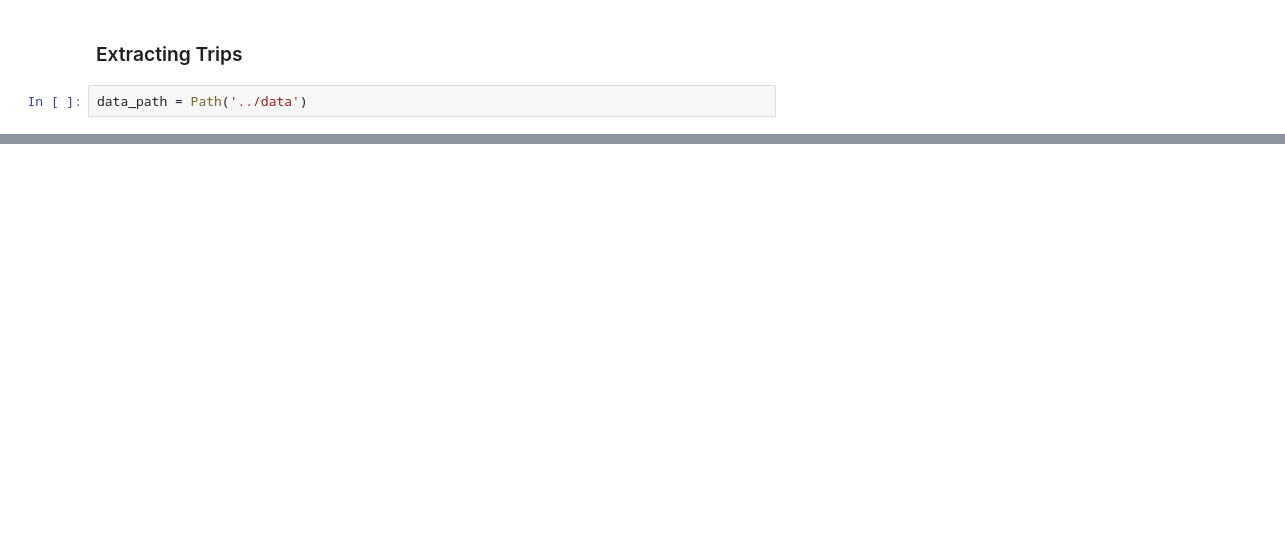
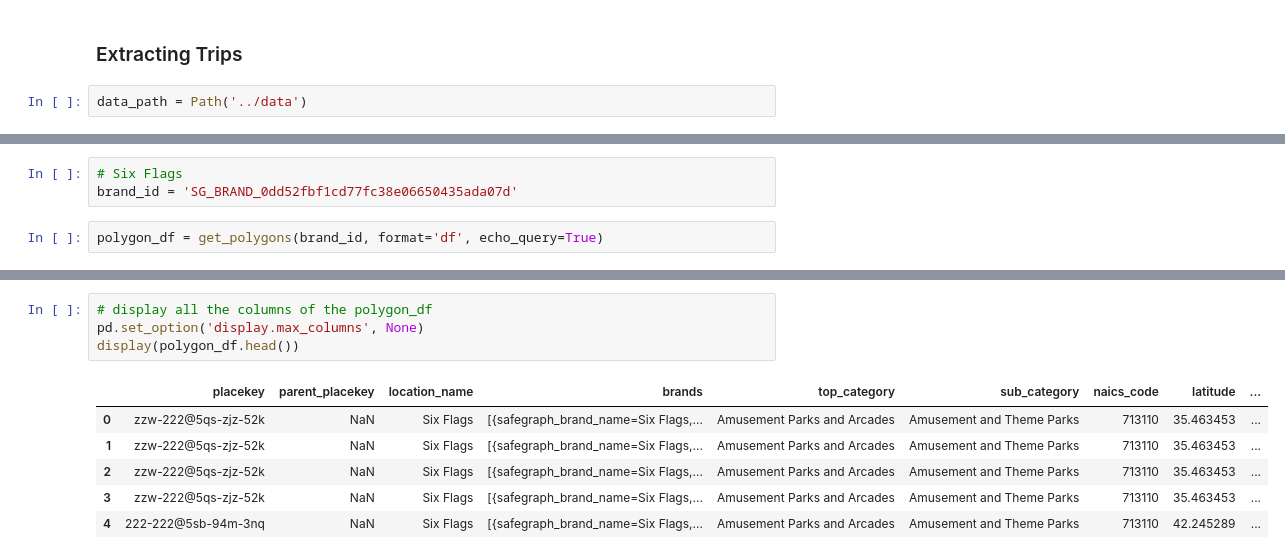
Before and after one commit to INRIX-Logan-Garwood/Parking-Location-vs-Occupancy, a Jupyter notebook: notebooks/data_extraction.ipynb, the cells around one changed output, grey strips where cells are left out. Cells and saved outputs as stored; diff of their text form; blank space fills up the shorter version.

```diff
--- a/notebooks/data_extraction.ipynb
+++ b/notebooks/data_extraction.ipynb
@@ -75,0 +137,5 @@ df.head()
+# %%
+# Six Flags
+brand_id = 'SG_BRAND_0dd52fbf1cd77fc38e06650435ada07d'
+# %%
+polygon_df = get_polygons(brand_id, format='df', echo_query=True)
@@ -75,0 +150,11 @@ df.head()
+# %%
+# display all the columns of the polygon_df
+pd.set_option('display.max_columns', None)
+display(polygon_df.head())
+# %% [output]
+|  | placekey | parent_placekey | location_name | brands | top_category | sub_category | naics_code | latitude | ... |
+| 0 | zzw-222@5qs-zjz-52k | NaN | Six Flags | [{safegraph_brand_name=Six Flags,... | Amusement Parks and Arcades | Amusement and Theme Parks | 713110 | 35.463453 | ... |
+| 1 | zzw-222@5qs-zjz-52k | NaN | Six Flags | [{safegraph_brand_name=Six Flags,... | Amusement Parks and Arcades | Amusement and Theme Parks | 713110 | 35.463453 | ... |
+| 2 | zzw-222@5qs-zjz-52k | NaN | Six Flags | [{safegraph_brand_name=Six Flags,... | Amusement Parks and Arcades | Amusement and Theme Parks | 713110 | 35.463453 | ... |
+| 3 | zzw-222@5qs-zjz-52k | NaN | Six Flags | [{safegraph_brand_name=Six Flags,... | Amusement Parks and Arcades | Amusement and Theme Parks | 713110 | 35.463453 | ... |
+| 4 | 222-222@5sb-94m-3nq | NaN | Six Flags | [{safegraph_brand_name=Six Flags,... | Amusement Parks and Arcades | Amusement and Theme Parks | 713110 | 42.245289 | ... |
```
Also changed, not shown: parts of 13 cells of this notebook, 3 other files.
